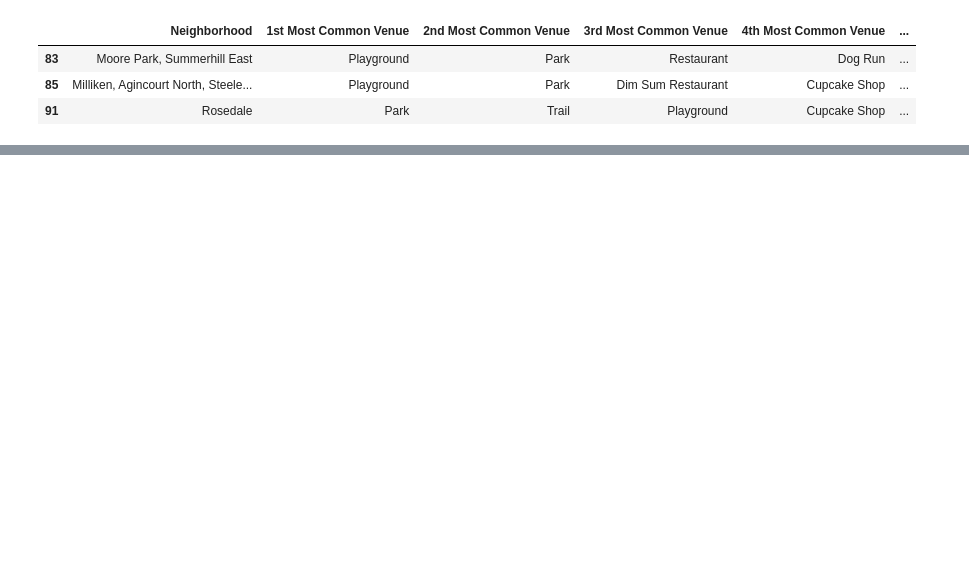
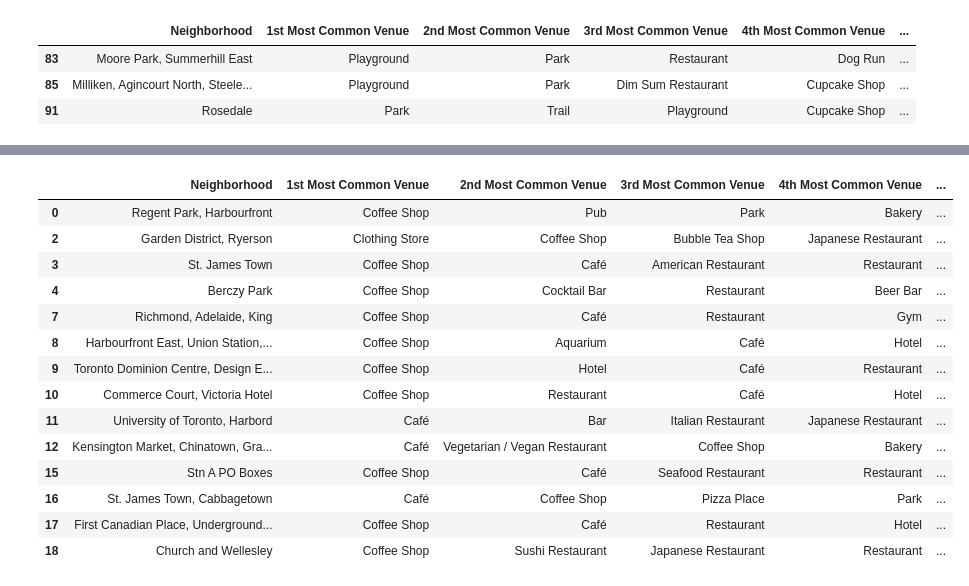
Before and after one commit to qcabel/NeighborhoodsToronto, a Jupyter notebook: Neighborhoods-Toronto-v1.2.ipynb, the cells around one changed output, grey strips where cells are left out. Drawn from its saved outputs; the diff is of its cells as text; code cells hidden in the pictures; blank space fills up the shorter version.

Commit message:
finer clustering downtown

```diff
--- a/Neighborhoods-Toronto-v1.2.ipynb
+++ b/Neighborhoods-Toronto-v1.2.ipynb
@@ -445,0 +450,8 @@ toronto_merged.loc[toronto_merged['Cluster Labels'] == icateg, toronto_merged.co
+# %%
+# take the dataframe df_to to filter neighborhoods for which the borough containing "Toronto"
+df_to['Borough'].unique() # a total of 10 boroughs in Toronto,
+                          # borough of interest: 'Downtown Toronto', 'East Toronto', 'West Toronto', 'Central Toronto'
+df_toronto_downtown = df_to[(df_to['Borough']=='Downtown Toronto') | (df_to['Borough']=='East Toronto') | \
+               (df_to['Borough']=='West Toronto') | (df_to['Borough']=='Central Toronto')].reset_index(drop=True)
+# df_toronto_downtown = df_to[(df_to['Borough']=='Downtown Toronto')].reset_index(drop=True)
+df_toronto_downtown.shape
@@ -445,0 +501,7 @@ toronto_merged.loc[toronto_merged['Cluster Labels'] == icateg, toronto_merged.co
+# %%
+# request the venues across the neighborhoods
+toronto_dt_venues = getNearbyVenues(names=df_toronto_downtown['Neighborhood'],
+                                 latitudes=df_toronto_downtown['Latitude'],
+                                 longitudes=df_toronto_downtown['Longitude'])
+# each row contains one venue returned
+toronto_dt_venues.head()
@@ -445,0 +576,24 @@ toronto_merged.loc[toronto_merged['Cluster Labels'] == icateg, toronto_merged.co
+# %%
+# set number of clusters
+kclusters = 5
+
+# toronto_grouped_clustering = toronto_grouped.drop(['Neighborhood', 'TotalVenue'], 1)
+toronto_dt_grouped_clustering = toronto_dt_grouped.drop(['Neighborhood'], 1)
+
+# run k-means clustering
+kmeans = KMeans(n_clusters=kclusters, random_state=0).fit(toronto_dt_grouped_clustering)
+
+# # check cluster labels generated for each row in the dataframe
+# kmeans.labels_[0:10]
+
+
+# add clustering labels
+# neighborhoods_venues_sorted.insert(0, 'Cluster Labels', kmeans.labels_)
+neighborhoods_venues_sorted['Cluster Labels'] = kmeans.labels_
+
+# merge toronto_grouped with toronto_data to add latitude/longitude for each neighborhood
+toronto_dt_merged = df_toronto_downtown
+toronto_dt_merged = toronto_dt_merged.join(neighborhoods_venues_sorted.set_index('Neighborhood'), on='Neighborhood')
+toronto_dt_merged = toronto_dt_merged.join(toronto_venue_total.set_index('Neighborhood'), on='Neighborhood')
+
+toronto_dt_merged.head() # check the last columns!
@@ -445,0 +644,21 @@ toronto_merged.loc[toronto_merged['Cluster Labels'] == icateg, toronto_merged.co
+# %%
+# inspect each cluster by glancing over most common venues
+icateg = 2
+toronto_dt_merged.loc[toronto_dt_merged['Cluster Labels'] == icateg, toronto_dt_merged.columns[[2] + \
+                   list(range(5, toronto_dt_merged.shape[1]))]]
+# %% [output]
+|  | Neighborhood | 1st Most Common Venue | 2nd Most Common Venue | 3rd Most Common Venue | 4th Most Common Venue | ... |
+| 0 | Regent Park, Harbourfront | Coffee Shop | Pub | Park | Bakery | ... |
+| 2 | Garden District, Ryerson | Clothing Store | Coffee Shop | Bubble Tea Shop | Japanese Restaurant | ... |
+| 3 | St. James Town | Coffee Shop | Café | American Restaurant | Restaurant | ... |
+| 4 | Berczy Park | Coffee Shop | Cocktail Bar | Restaurant | Beer Bar | ... |
+| 7 | Richmond, Adelaide, King | Coffee Shop | Café | Restaurant | Gym | ... |
+| 8 | Harbourfront East, Union Station,... | Coffee Shop | Aquarium | Café | Hotel | ... |
+| 9 | Toronto Dominion Centre, Design E... | Coffee Shop | Hotel | Café | Restaurant | ... |
+| 10 | Commerce Court, Victoria Hotel | Coffee Shop | Restaurant | Café | Hotel | ... |
+| 11 | University of Toronto, Harbord | Café | Bar | Italian Restaurant | Japanese Restaurant | ... |
+| 12 | Kensington Market, Chinatown, Gra... | Café | Vegetarian / Vegan Restaurant | Coffee Shop | Bakery | ... |
+| 15 | Stn A PO Boxes | Coffee Shop | Café | Seafood Restaurant | Restaurant | ... |
+| 16 | St. James Town, Cabbagetown | Café | Coffee Shop | Pizza Place | Park | ... |
+| 17 | First Canadian Place, Underground... | Coffee Shop | Café | Restaurant | Hotel | ... |
+| 18 | Church and Wellesley | Coffee Shop | Sushi Restaurant | Japanese Restaurant | Restaurant | ... |
```
Also changed, not shown: parts of 11 cells of this notebook.
